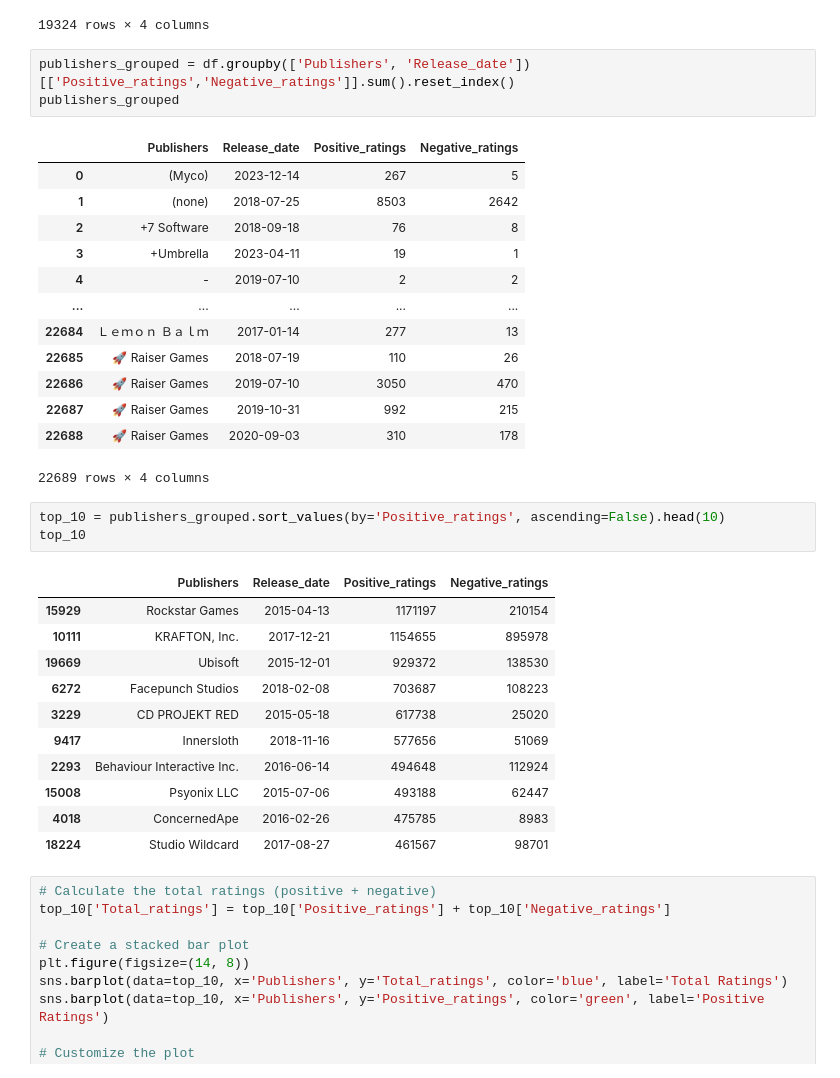
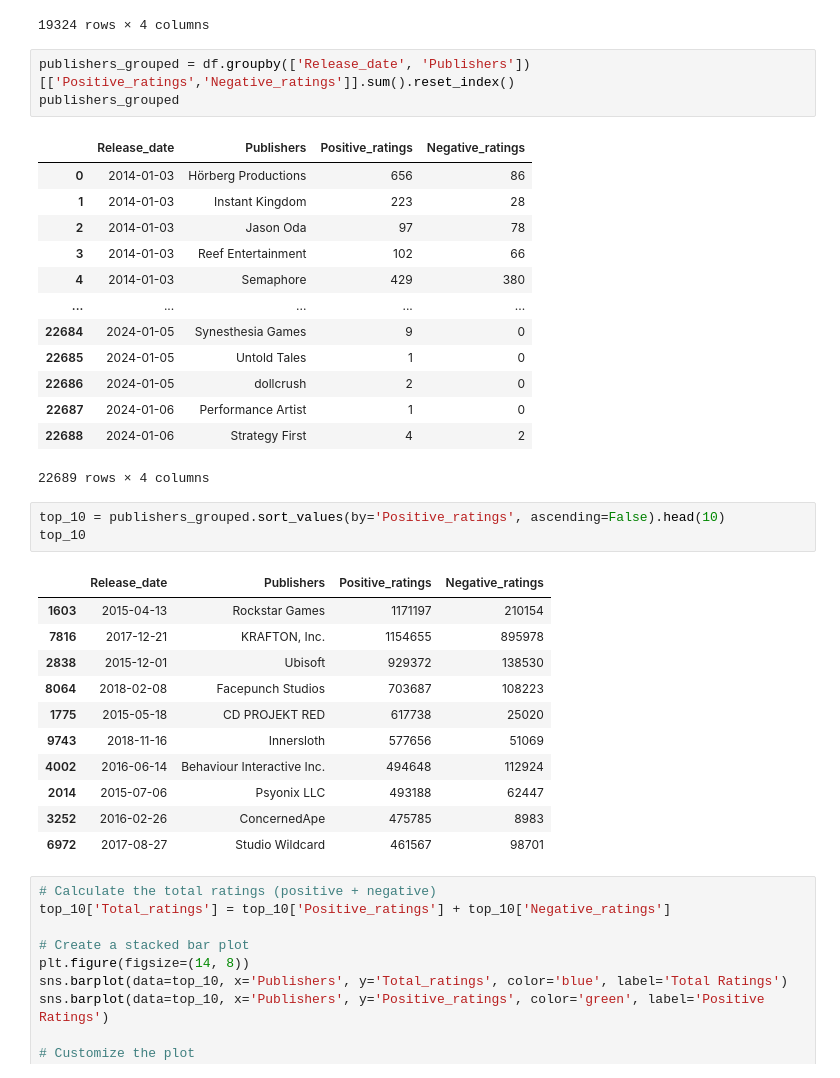
Before and after one commit to Oatsinthepine/Project_3, a Jupyter notebook: analysis.ipynb, the cells around one changed output. Cells and saved outputs as stored; diff of their text form.

```diff
--- a/analysis.ipynb
+++ b/analysis.ipynb
@@ -146,37 +170,37 @@ category_grouped
 | 19323 | 2024-01-06 | Single-player,Multi-player,Steam ... | 10 | 0 |
 19324 rows × 4 columns
 # %%
-publishers_grouped = df.groupby(['Publishers', 'Release_date'])[['Positive_ratings','Negative_ratings']].sum().reset_index()
+publishers_grouped = df.groupby(['Release_date', 'Publishers'])[['Positive_ratings','Negative_ratings']].sum().reset_index()
 publishers_grouped
 # %% [output]
-|  | Publishers | Release_date | Positive_ratings | Negative_ratings |
-| 0 | (Myco) | 2023-12-14 | 267 | 5 |
-| 1 | (none) | 2018-07-25 | 8503 | 2642 |
-| 2 | +7 Software | 2018-09-18 | 76 | 8 |
-| 3 | +Umbrella | 2023-04-11 | 19 | 1 |
-| 4 | - | 2019-07-10 | 2 | 2 |
+|  | Release_date | Publishers | Positive_ratings | Negative_ratings |
+| 0 | 2014-01-03 | Hörberg Productions | 656 | 86 |
+| 1 | 2014-01-03 | Instant Kingdom | 223 | 28 |
+| 2 | 2014-01-03 | Jason Oda | 97 | 78 |
+| 3 | 2014-01-03 | Reef Entertainment | 102 | 66 |
+| 4 | 2014-01-03 | Semaphore | 429 | 380 |
 | ... | ... | ... | ... | ... |
-| 22684 | Ｌｅｍｏｎ Ｂａｌｍ | 2017-01-14 | 277 | 13 |
-| 22685 | 🚀 Raiser Games | 2018-07-19 | 110 | 26 |
-| 22686 | 🚀 Raiser Games | 2019-07-10 | 3050 | 470 |
-| 22687 | 🚀 Raiser Games | 2019-10-31 | 992 | 215 |
-| 22688 | 🚀 Raiser Games | 2020-09-03 | 310 | 178 |
+| 22684 | 2024-01-05 | Synesthesia Games | 9 | 0 |
+| 22685 | 2024-01-05 | Untold Tales | 1 | 0 |
+| 22686 | 2024-01-05 | dollcrush | 2 | 0 |
+| 22687 | 2024-01-06 | Performance Artist | 1 | 0 |
+| 22688 | 2024-01-06 | Strategy First | 4 | 2 |
 22689 rows × 4 columns
 # %%
 top_10 = publishers_grouped.sort_values(by='Positive_ratings', ascending=False).head(10)
 top_10
 # %% [output]
-|  | Publishers | Release_date | Positive_ratings | Negative_ratings |
-| 15929 | Rockstar Games | 2015-04-13 | 1171197 | 210154 |
-| 10111 | KRAFTON, Inc. | 2017-12-21 | 1154655 | 895978 |
-| 19669 | Ubisoft | 2015-12-01 | 929372 | 138530 |
-| 6272 | Facepunch Studios | 2018-02-08 | 703687 | 108223 |
-| 3229 | CD PROJEKT RED | 2015-05-18 | 617738 | 25020 |
-| 9417 | Innersloth | 2018-11-16 | 577656 | 51069 |
-| 2293 | Behaviour Interactive Inc. | 2016-06-14 | 494648 | 112924 |
-| 15008 | Psyonix LLC | 2015-07-06 | 493188 | 62447 |
-| 4018 | ConcernedApe | 2016-02-26 | 475785 | 8983 |
-| 18224 | Studio Wildcard | 2017-08-27 | 461567 | 98701 |
+|  | Release_date | Publishers | Positive_ratings | Negative_ratings |
+| 1603 | 2015-04-13 | Rockstar Games | 1171197 | 210154 |
+| 7816 | 2017-12-21 | KRAFTON, Inc. | 1154655 | 895978 |
+| 2838 | 2015-12-01 | Ubisoft | 929372 | 138530 |
+| 8064 | 2018-02-08 | Facepunch Studios | 703687 | 108223 |
+| 1775 | 2015-05-18 | CD PROJEKT RED | 617738 | 25020 |
+| 9743 | 2018-11-16 | Innersloth | 577656 | 51069 |
+| 4002 | 2016-06-14 | Behaviour Interactive Inc. | 494648 | 112924 |
+| 2014 | 2015-07-06 | Psyonix LLC | 493188 | 62447 |
+| 3252 | 2016-02-26 | ConcernedApe | 475785 | 8983 |
+| 6972 | 2017-08-27 | Studio Wildcard | 461567 | 98701 |
 # %%
 # Calculate the total ratings (positive + negative)
 top_10['Total_ratings'] = top_10['Positive_ratings'] + top_10['Negative_ratings']
```
Also changed, not shown: parts of 6 cells of this notebook, 3 other files.
